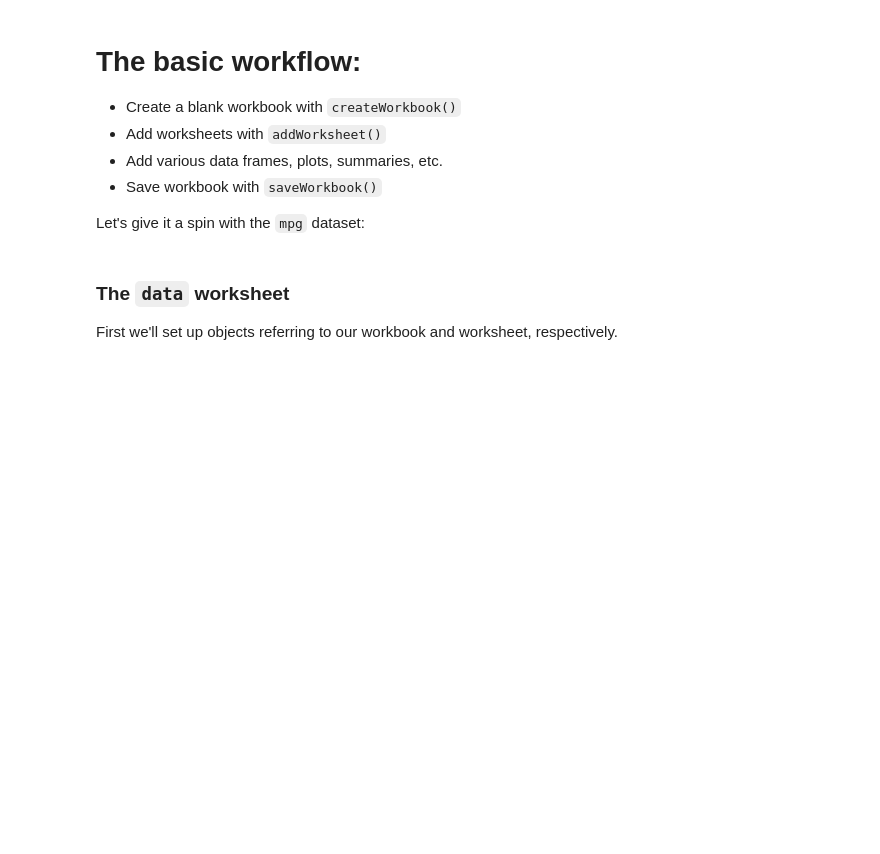
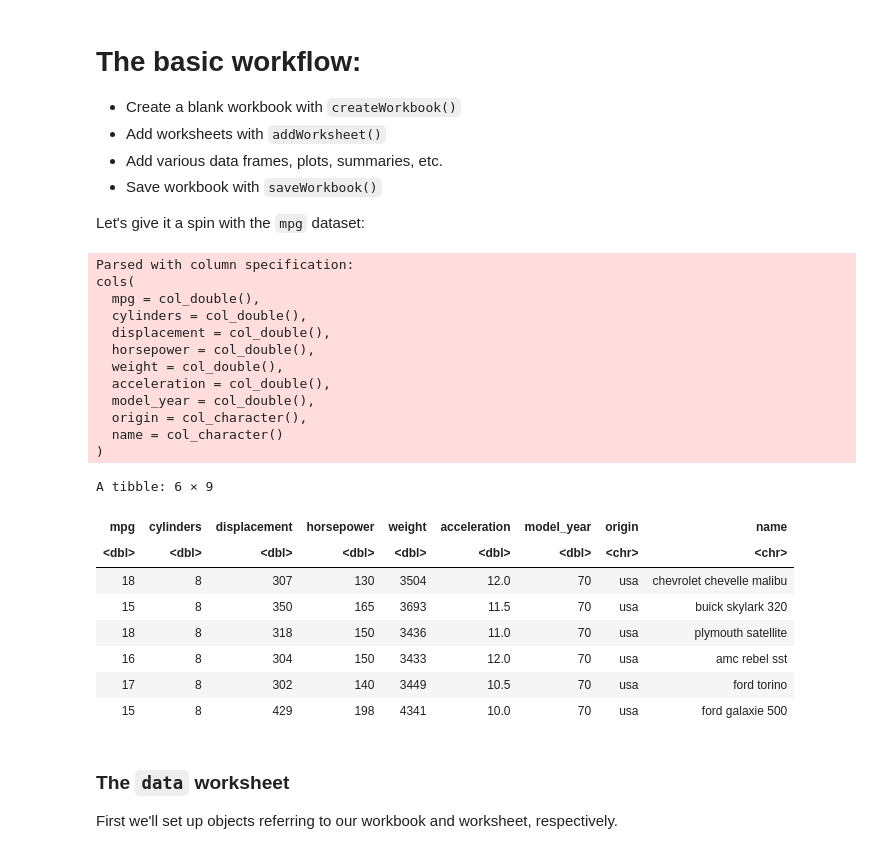
Before and after one commit to stringfestdata/satrday-r-powered-excel, a Jupyter notebook: satrday-columbus-r-powered-excel.ipynb, the cells around one changed output. Drawn from its saved outputs; the diff is of its cells as text; code cells hidden in the pictures; blank space fills up the shorter version.

```diff
--- a/satrday-columbus-r-powered-excel.ipynb
+++ b/satrday-columbus-r-powered-excel.ipynb
@@ -52,14 +52,36 @@ Let's give it a spin with the `mpg` dataset:
 # %%
 # To interface with Excel
 library(openxlsx)
 # For data manipulation & visualization
 library(tidyverse)
 # For "tidying" regression output
 library(broom)
 
-mpg = read_csv('https://raw.githubusercontent.com/mwaskom/seaborn-data/master/mpg.csv')
+mpg <- read_csv('https://raw.githubusercontent.com/mwaskom/seaborn-data/master/mpg.csv')
 
 head(mpg)
+# %% [output]
+Parsed with column specification:
+cols(
+  mpg = col_double(),
+  cylinders = col_double(),
+  displacement = col_double(),
+  horsepower = col_double(),
+  weight = col_double(),
+  acceleration = col_double(),
+  model_year = col_double(),
+  origin = col_character(),
+  name = col_character()
+)
+A tibble: 6 × 9
+| mpg | cylinders | displacement | horsepower | weight | acceleration | model_year | origin | name |
+| <dbl> | <dbl> | <dbl> | <dbl> | <dbl> | <dbl> | <dbl> | <chr> | <chr> |
+| 18 | 8 | 307 | 130 | 3504 | 12.0 | 70 | usa | chevrolet chevelle malibu |
+| 15 | 8 | 350 | 165 | 3693 | 11.5 | 70 | usa | buick skylark 320 |
+| 18 | 8 | 318 | 150 | 3436 | 11.0 | 70 | usa | plymouth satellite |
+| 16 | 8 | 304 | 150 | 3433 | 12.0 | 70 | usa | amc rebel sst |
+| 17 | 8 | 302 | 140 | 3449 | 10.5 | 70 | usa | ford torino |
+| 15 | 8 | 429 | 198 | 4341 | 10.0 | 70 | usa | ford galaxie 500 |
 # %% [markdown]
 ### The `data` worksheet
 
```
Also changed, not shown: parts of 6 cells of this notebook, 4 other files.
